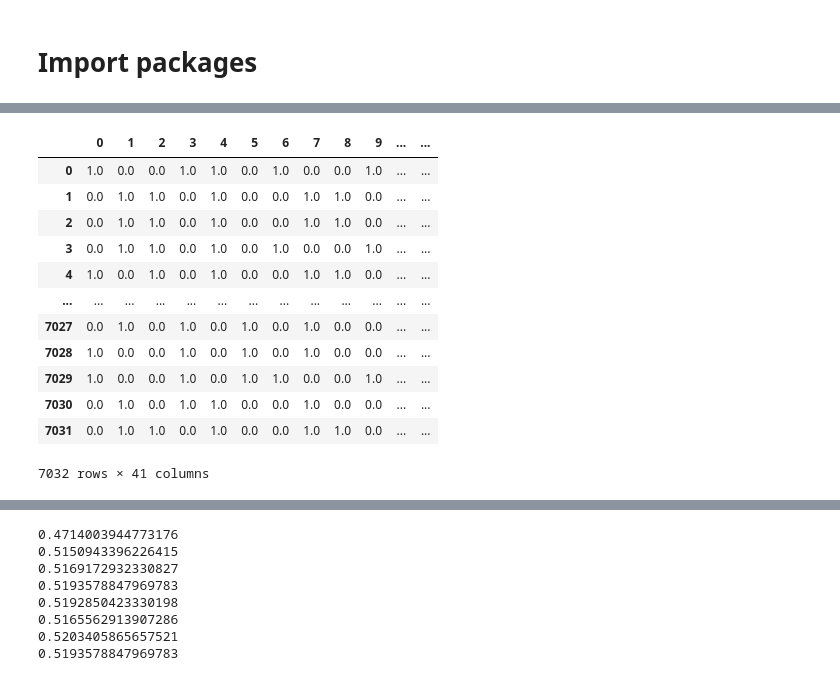
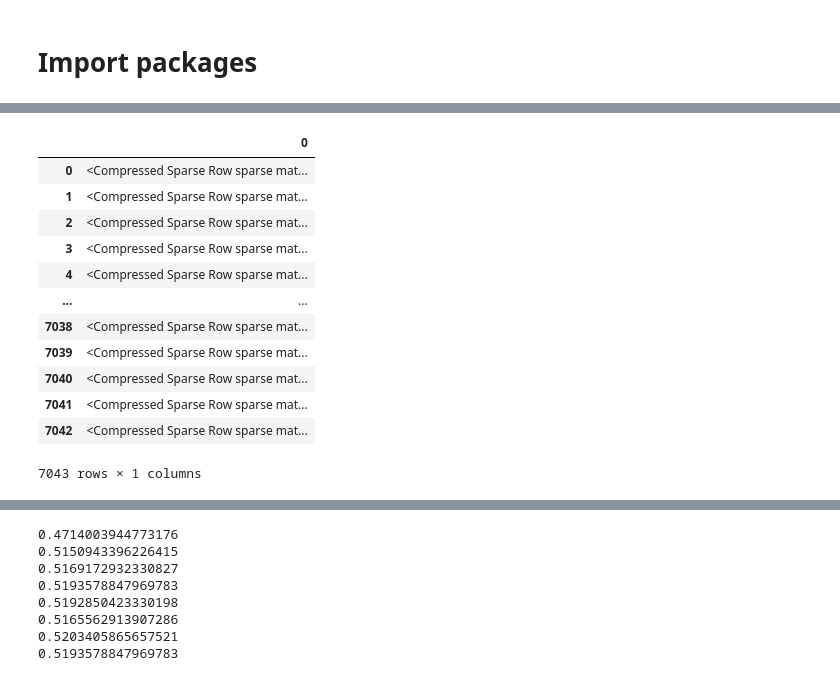
Before and after one commit to Benedictgr97/Customer-churn-prediction, a Jupyter notebook: Teleco customer churn.ipynb, the cells around one changed output, grey strips where cells are left out. Saved outputs shown, nothing was run; the diff lists cells and outputs as text; code cells hidden in the pictures.

```diff
--- a/Teleco customer churn.ipynb
+++ b/Teleco customer churn.ipynb
@@ -93,0 +95,6 @@ cust_churn[(cust_churn.select_dtypes(include = ['float64','int64']).columns)].co
+# %%
+# Replace all columns that have no internet service or no phone sercive is, we can then replace these with No for the one hot encoder as these columns are not needed
+# If they dont have phone or internet service they will obviously not have the add on package
+for column in cust_churn.columns:
+    if cust_churn[column].dtype == 'object':
+        cust_churn[column] = cust_churn[column].replace({'No phone service': 'No', 'No internet service': 'No'})
@@ -100,22 +147,22 @@ X_train, X_test, y_train, y_test = train_test_split(X, y, test_size=0.3)
 # %%
 #try one hot encoder on the x to see why it is giving bad values
-OH_encoder = OneHotEncoder(handle_unknown='ignore', sparse=False)
+OH_encoder = OneHotEncoder(handle_unknown='ignore')
 pd.DataFrame(OH_encoder.fit_transform(cust_churn.select_dtypes(include = 'object')))
 #Correct number of inputs
 # %% [output]
-|  | 0 | 1 | 2 | 3 | 4 | 5 | 6 | 7 | 8 | 9 | ... | ... |
-| 0 | 1.0 | 0.0 | 0.0 | 1.0 | 1.0 | 0.0 | 1.0 | 0.0 | 0.0 | 1.0 | ... | ... |
-| 1 | 0.0 | 1.0 | 1.0 | 0.0 | 1.0 | 0.0 | 0.0 | 1.0 | 1.0 | 0.0 | ... | ... |
-| 2 | 0.0 | 1.0 | 1.0 | 0.0 | 1.0 | 0.0 | 0.0 | 1.0 | 1.0 | 0.0 | ... | ... |
-| 3 | 0.0 | 1.0 | 1.0 | 0.0 | 1.0 | 0.0 | 1.0 | 0.0 | 0.0 | 1.0 | ... | ... |
-| 4 | 1.0 | 0.0 | 1.0 | 0.0 | 1.0 | 0.0 | 0.0 | 1.0 | 1.0 | 0.0 | ... | ... |
-| ... | ... | ... | ... | ... | ... | ... | ... | ... | ... | ... | ... | ... |
-| 7027 | 0.0 | 1.0 | 0.0 | 1.0 | 0.0 | 1.0 | 0.0 | 1.0 | 0.0 | 0.0 | ... | ... |
-| 7028 | 1.0 | 0.0 | 0.0 | 1.0 | 0.0 | 1.0 | 0.0 | 1.0 | 0.0 | 0.0 | ... | ... |
-| 7029 | 1.0 | 0.0 | 0.0 | 1.0 | 0.0 | 1.0 | 1.0 | 0.0 | 0.0 | 1.0 | ... | ... |
-| 7030 | 0.0 | 1.0 | 0.0 | 1.0 | 1.0 | 0.0 | 0.0 | 1.0 | 0.0 | 0.0 | ... | ... |
-| 7031 | 0.0 | 1.0 | 1.0 | 0.0 | 1.0 | 0.0 | 0.0 | 1.0 | 1.0 | 0.0 | ... | ... |
+|  | 0 |
+| 0 | <Compressed Sparse Row sparse mat... |
+| 1 | <Compressed Sparse Row sparse mat... |
+| 2 | <Compressed Sparse Row sparse mat... |
+| 3 | <Compressed Sparse Row sparse mat... |
+| 4 | <Compressed Sparse Row sparse mat... |
+| ... | ... |
+| 7038 | <Compressed Sparse Row sparse mat... |
+| 7039 | <Compressed Sparse Row sparse mat... |
+| 7040 | <Compressed Sparse Row sparse mat... |
+| 7041 | <Compressed Sparse Row sparse mat... |
+| 7042 | <Compressed Sparse Row sparse mat... |
-7032 rows × 41 columns
+7043 rows × 1 columns
 # %%
 #Check to see if any of the object columns have a large number of values that OHE wont handle
 for i in range(0,len(cust_churn.select_dtypes(include = 'object').columns)):
```
Also changed, not shown: parts of 9 cells of this notebook.
